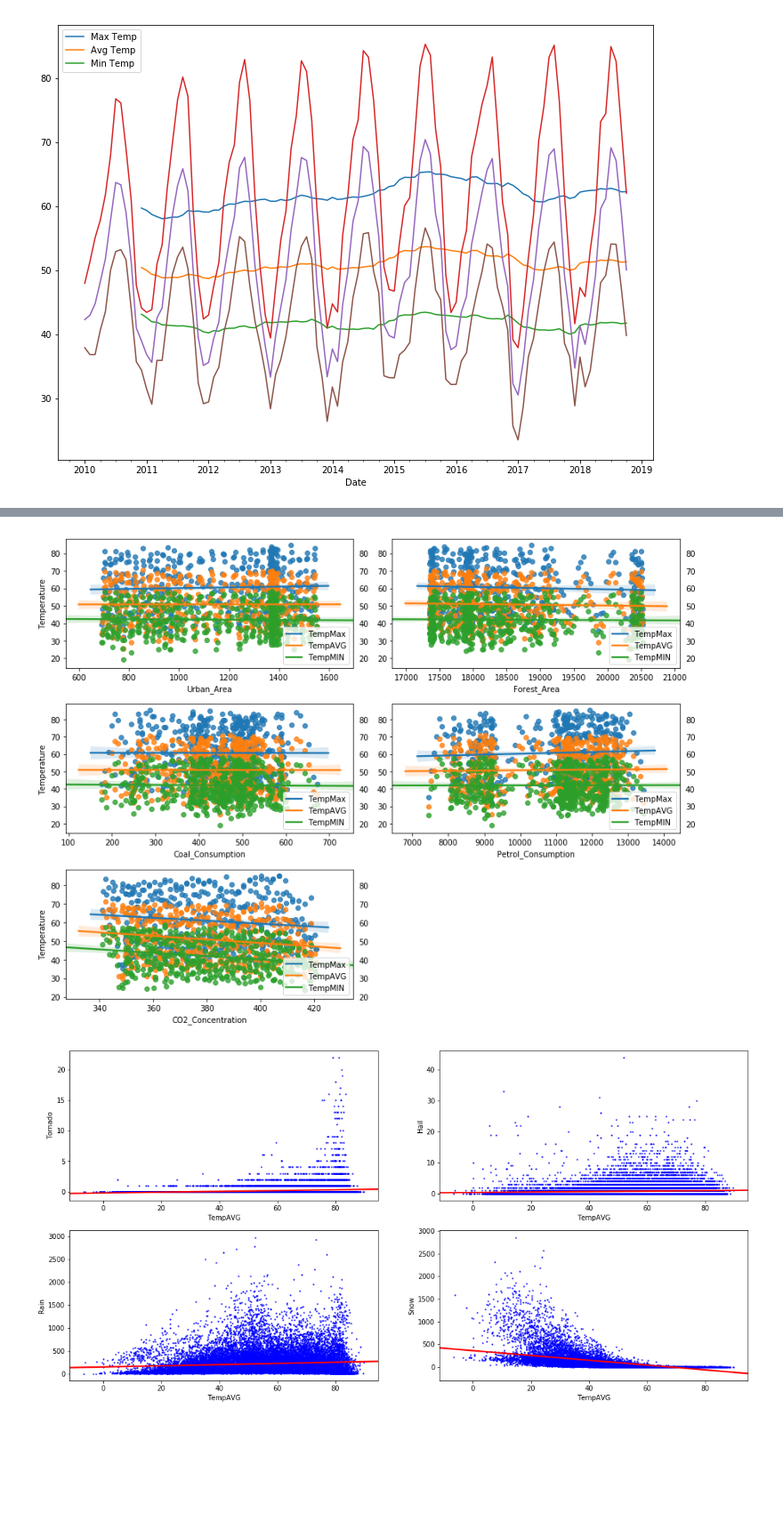
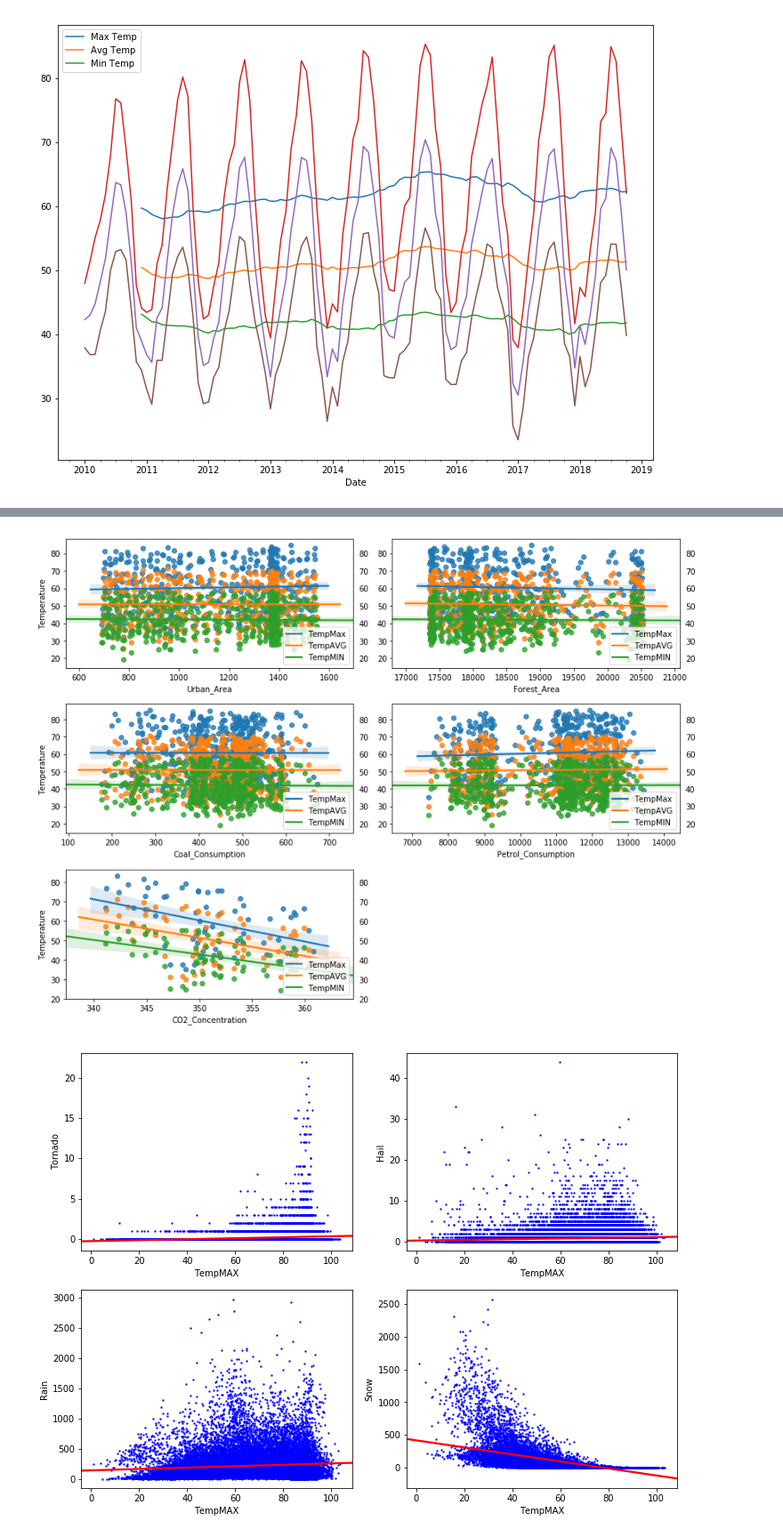
Before and after one commit to KrishnaMuluguru/ClimateChangeProject, a Jupyter notebook: ClimateChangeAnalysis.ipynb, the cells around one changed output, grey strips where cells are left out. Shown at 89% size. Drawn from its saved outputs; the diff is of its cells as text; code cells hidden in the pictures; blank space fills up the shorter version.

Commit message:
Climate Change report
General improvements to the climate change report. Added State information.

```diff
--- a/ClimateChangeAnalysis.ipynb
+++ b/ClimateChangeAnalysis.ipynb
@@ -13,7 +13,7 @@ plt.rcParams['figure.figsize'] = (12, 9)
 
 warnings.filterwarnings('ignore')
 # %%
-CO2_Concentration = pd.read_csv('https://raw.githubusercontent.com/chaitu038/ClimateChangeProject1/master/Data-Folder/CO2_Concentration_forecasted.csv',parse_dates = ['Date'],index_col=['Date','State'])
+CO2_Concentration = pd.read_csv('https://raw.githubusercontent.com/chaitu038/ClimateChangeProject1/master/Data-Folder/CO2_Concentration.csv',parse_dates = ['Date'],index_col=['Date','State'])
 Temperature_Data = pd.read_csv('https://raw.githubusercontent.com/chaitu038/ClimateChangeProject1/master/Data-Folder/GSOD_All_Data_no_outliers.csv',parse_dates = ['Date'],index_col=['Date','State'])
 Fuel_Consumption = pd.read_csv('https://raw.githubusercontent.com/chaitu038/ClimateChangeProject1/master/Data-Folder/Fuel_Consumption.csv',parse_dates = ['Date'],index_col=['Date','State'])
 Land_Use = pd.read_csv('https://raw.githubusercontent.com/chaitu038/ClimateChangeProject1/master/Data-Folder/Land_Use_Data.csv',parse_dates = ['Date'],index_col=['Date','State'])
@@ -131,19 +145,19 @@ plt.ylabel('Temperature')
 plt.tight_layout()
 plt.show()
 # %% [output]
-[figure, old version]
+[figure, new version]
 # %%
 plt.subplot(2,2,1)
-sns.regplot(data=Climate_Data,y='Tornado',x='TempAVG',scatter_kws={'color':'blue','s':2},line_kws={'color':'red'})
+sns.regplot(data=Climate_Data,y='Tornado',x='TempMAX',scatter_kws={'color':'blue','s':2},line_kws={'color':'red'})
 plt.subplot(2,2,2)
-sns.regplot(data=Climate_Data,y='Hail',x='TempAVG',scatter_kws={'color':'blue','s':2},line_kws={'color':'red'})
+sns.regplot(data=Climate_Data,y='Hail',x='TempMAX',scatter_kws={'color':'blue','s':2},line_kws={'color':'red'})
 plt.subplot(2,2,3)
-sns.regplot(data=Climate_Data,y='Rain',x='TempAVG',scatter_kws={'color':'blue','s':2},line_kws={'color':'red'})
+sns.regplot(data=Climate_Data,y='Rain',x='TempMAX',scatter_kws={'color':'blue','s':2},line_kws={'color':'red'})
 plt.subplot(2,2,4)
-sns.regplot(data=Climate_Data,y='Snow',x='TempAVG',scatter_kws={'color':'blue','s':2},line_kws={'color':'red'})
+sns.regplot(data=Climate_Data,y='Snow',x='TempMAX',scatter_kws={'color':'blue','s':2},line_kws={'color':'red'})
 plt.show()
 # %% [output]
-[figure, old version]
+[figure, new version]
 # %%
 traceTempMaxDate = go.Bar(x=Climate_Data_State.index, y=Climate_Data_State['TempMAX'],name='Max Temperature over Time')
 layoutTempMaxDate = go.Layout(title='Max Temperature over Time',showlegend=True)
```
Also changed, not shown: parts of 13 cells of this notebook.
